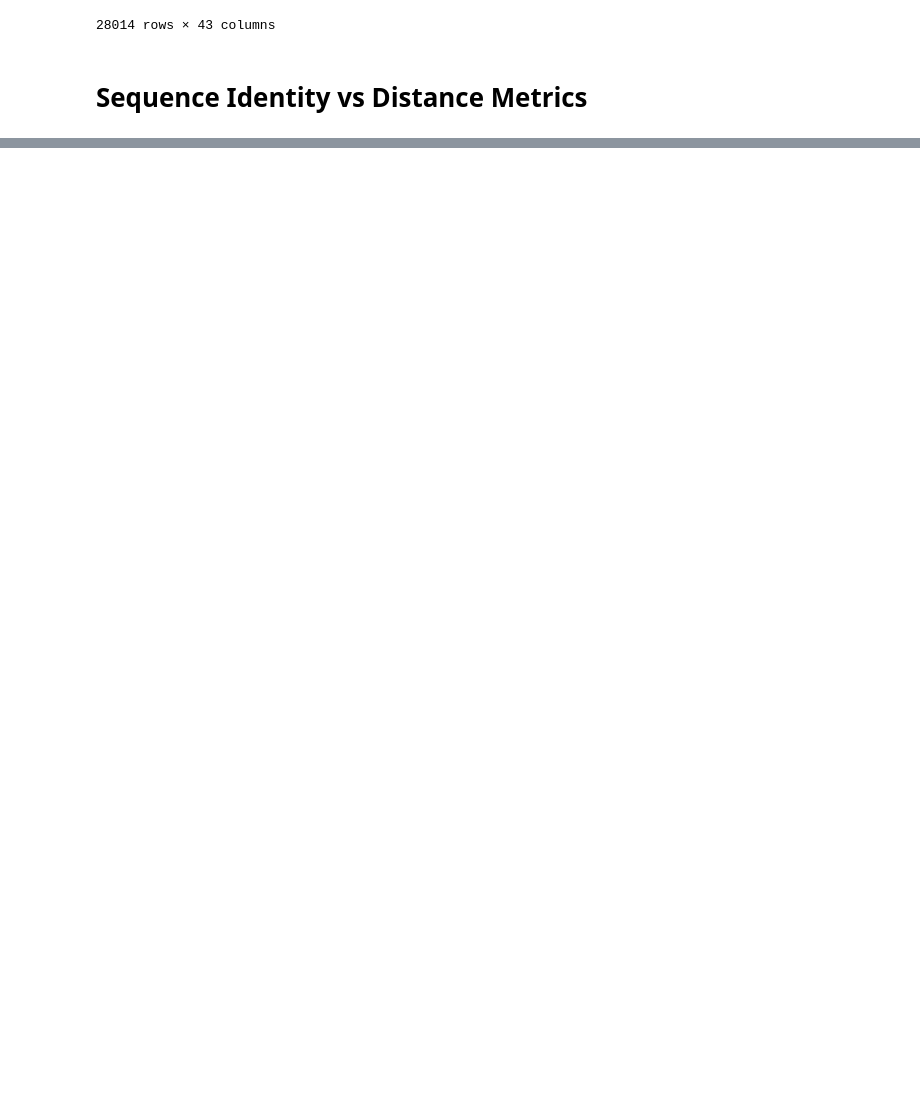
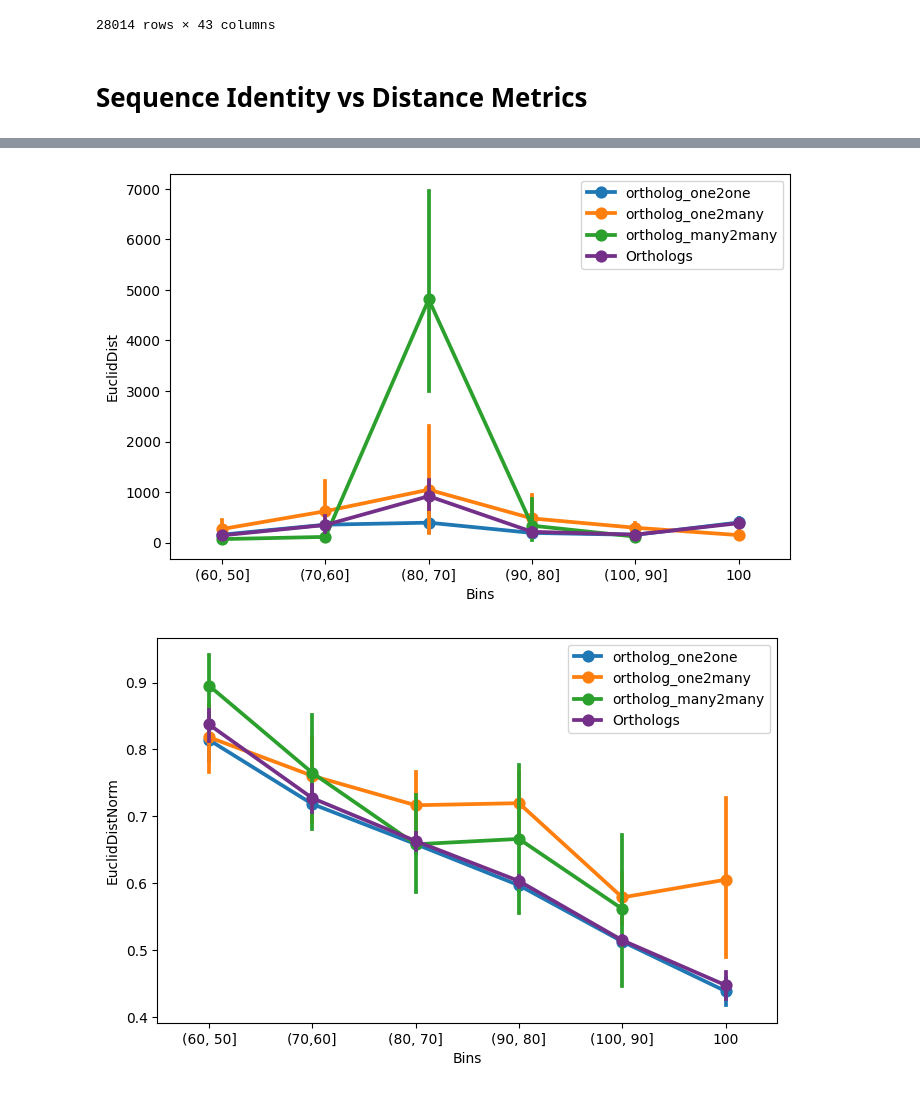
Before and after one commit to AndrewH72/Gene-Duplication, a Jupyter notebook: scripts/dataAnalysis.ipynb, the cells around one changed output, grey strips where cells are left out. Saved outputs shown, nothing was run; the diff lists cells and outputs as text; code cells hidden in the pictures; blank space fills up the shorter version.

```diff
--- a/scripts/dataAnalysis.ipynb
+++ b/scripts/dataAnalysis.ipynb
@@ -1348,0 +1353,12 @@ Index(['EuclidDist', 'EuclidDistNorm', 'EuclidDistLog', 'PearDist', 'TEC'], dtyp
+# %%
+for distMetric in allOrthos.columns[1:6]:
+    fig, ax = plt.subplots(figsize=(8, 5))
+    filteredDF = allOrthos.dropna(subset=[distMetric, "Bins", "Mouse homology type", "Source"])
+    sns.pointplot(filteredDF, x="Bins", y=distMetric, ax=ax, hue="Mouse homology type")
+    sns.pointplot(filteredDF, x="Bins", y=distMetric, ax=ax, palette=["#743089"], hue="Source")
+    ax.get_legend().set_title("")
+    plt.savefig(f"/Users/andrewhsu/Projects/McNair/plots/allOrthoTypes/ProtIDvs{distMetric}.png", dpi=300)
+    plt.show()
+# %% [output]
+[figure, added]
+[figure, added]
```
Also changed, not shown: parts of 4 cells of this notebook, 2 other files.
